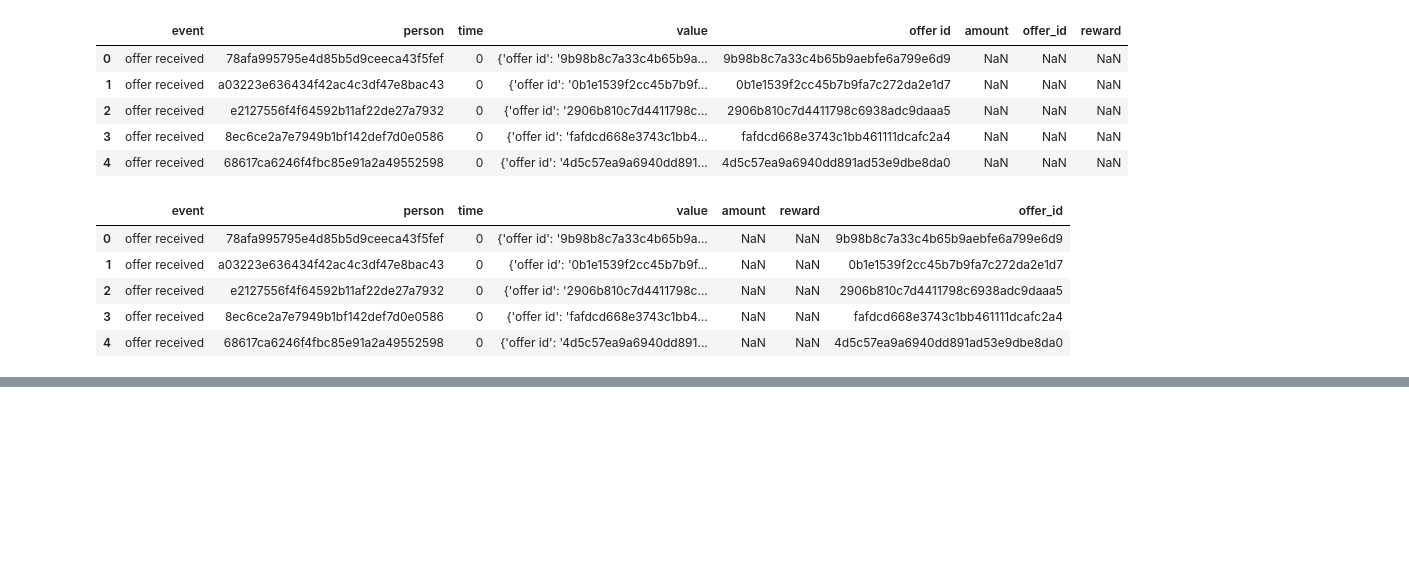
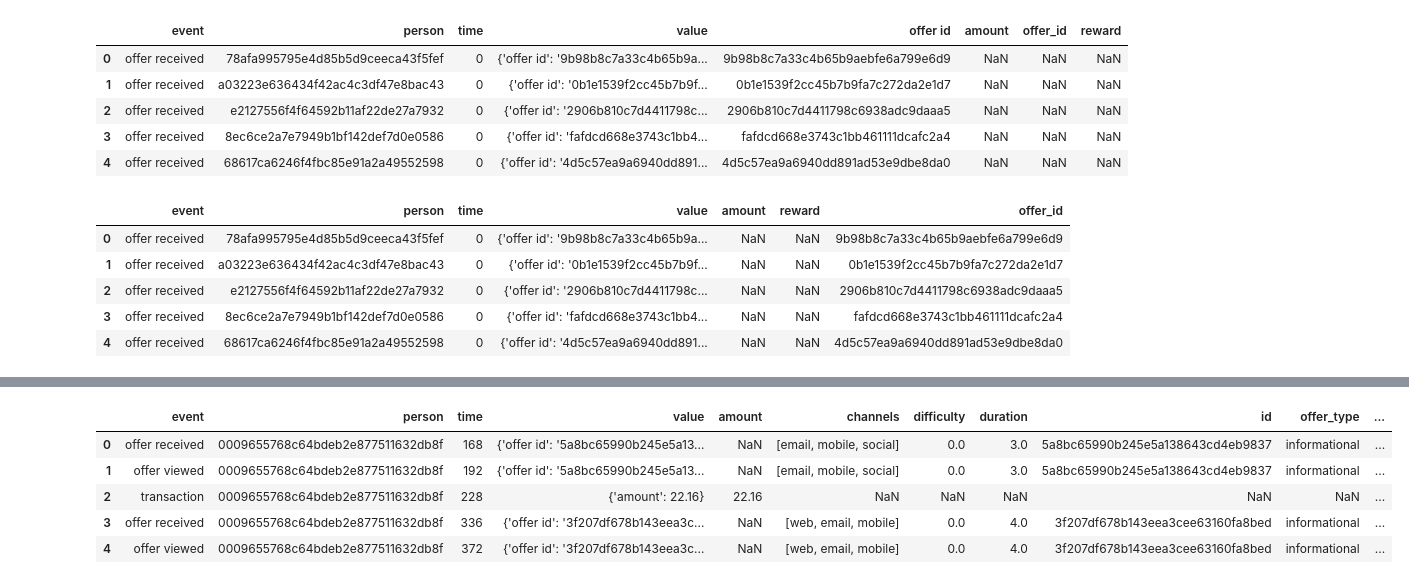
Before and after one commit to JcFreya/Starbucks-Capstone-Challenge, a Jupyter notebook: Starbucks_Capstone_notebook.ipynb, the cells around one changed output, grey strips where cells are left out. Saved outputs shown, nothing was run; the diff lists cells and outputs as text; code cells hidden in the pictures; blank space fills up the shorter version.

Commit message:
Data preprocessiong 0.1

```diff
--- a/Starbucks_Capstone_notebook.ipynb
+++ b/Starbucks_Capstone_notebook.ipynb
@@ -267,0 +310,4 @@ transcript.head()
+# %%
+# sort the events by person and time
+transcript_processed = transcript_processed.sort_values(['person','time'])
+transcript_processed.head(10)
@@ -267,0 +326,8 @@ transcript.head()
+# %%
+offer_completed = transcript_processed[['time','offer_id','person','event']][(transcript_processed['event']\
+    =='transaction') | (transcript_processed['event']=='offer viewed')].groupby(['person','offer_id']).ffill()
+offer_completed['offer_id'] = offer_completed['offer_id'].ffill()
+# %%
+# create the complete whole dataset for filtered data
+transcript_processed = transcript_processed.merge(offer_completed, how='left', on=['person','time','event'])
+transcript_processed.head()
@@ -267,0 +341,14 @@ transcript.head()
+# %%
+# clean up the dataframe (removing the dummy columns)
+transcript_processed['offer_id'] = np.where(transcript_processed['offer_id_x'].isnull(),\
+                                            transcript_processed['offer_id_y'], transcript_processed['offer_id_x'])
+transcript_processed.drop(columns=['offer_id_x','offer_id_y'], axis=1, inplace=True)
+# %%
+transcript_processed.head()
+# %% [output]
+|  | event | person | time | value | amount | channels | difficulty | duration | id | offer_type | ... |
+| 0 | offer received | 0009655768c64bdeb2e877511632db8f | 168 | {'offer id': '5a8bc65990b245e5a13... | NaN | [email, mobile, social] | 0.0 | 3.0 | 5a8bc65990b245e5a138643cd4eb9837 | informational | ... |
+| 1 | offer viewed | 0009655768c64bdeb2e877511632db8f | 192 | {'offer id': '5a8bc65990b245e5a13... | NaN | [email, mobile, social] | 0.0 | 3.0 | 5a8bc65990b245e5a138643cd4eb9837 | informational | ... |
+| 2 | transaction | 0009655768c64bdeb2e877511632db8f | 228 | {'amount': 22.16} | 22.16 | NaN | NaN | NaN | NaN | NaN | ... |
+| 3 | offer received | 0009655768c64bdeb2e877511632db8f | 336 | {'offer id': '3f207df678b143eea3c... | NaN | [web, email, mobile] | 0.0 | 4.0 | 3f207df678b143eea3cee63160fa8bed | informational | ... |
+| 4 | offer viewed | 0009655768c64bdeb2e877511632db8f | 372 | {'offer id': '3f207df678b143eea3c... | NaN | [web, email, mobile] | 0.0 | 4.0 | 3f207df678b143eea3cee63160fa8bed | informational | ... |
```
Also changed, not shown: parts of 22 cells of this notebook.
